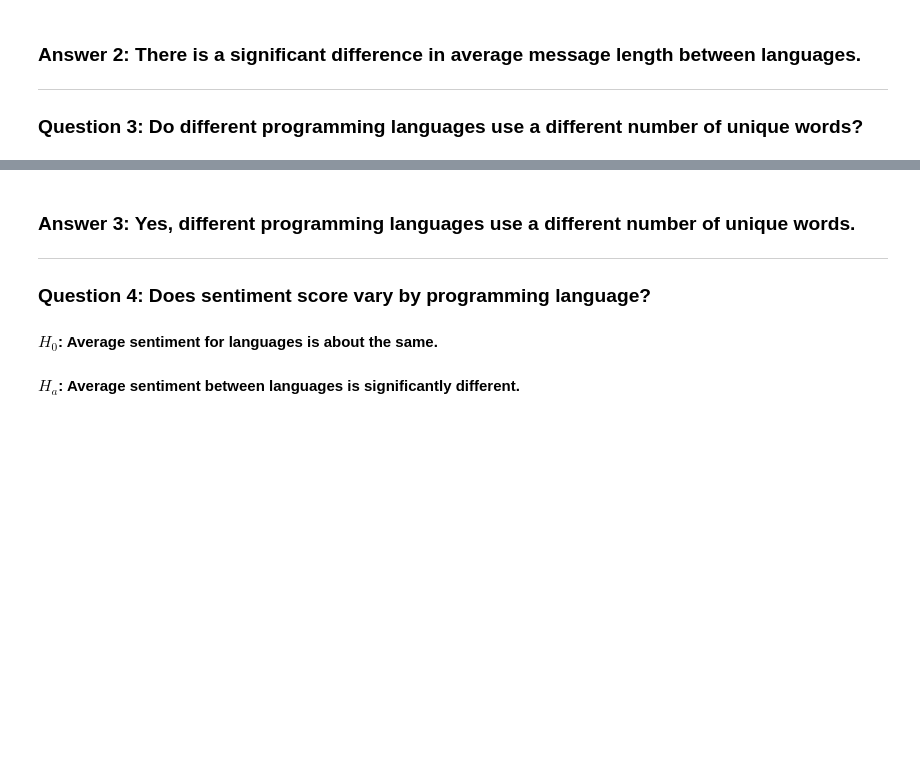
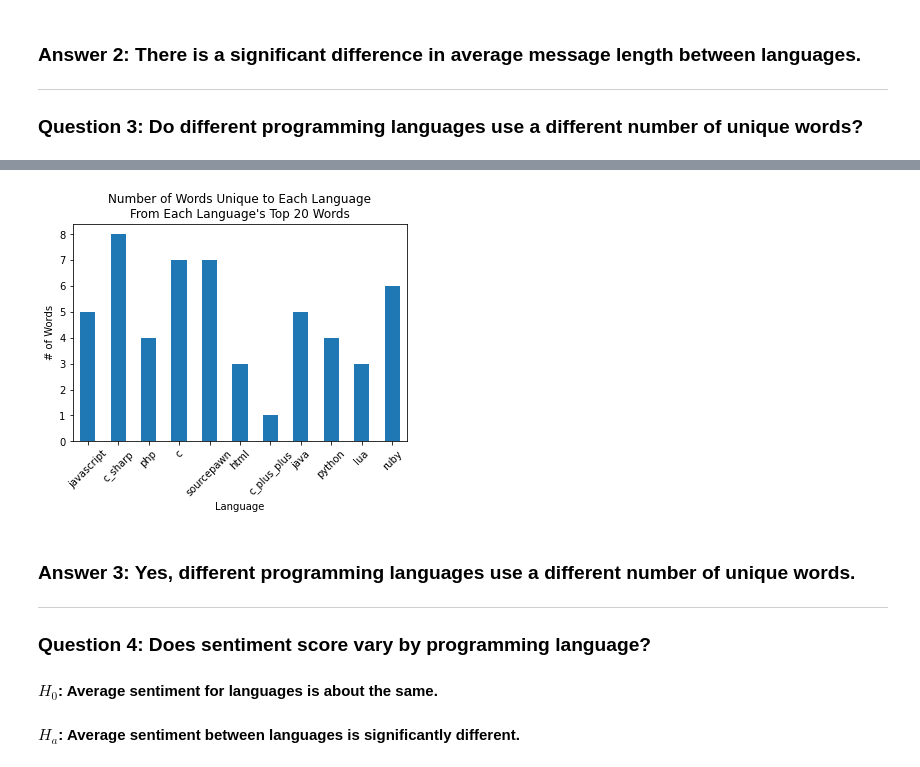
Before and after one commit to NLP-Dream-Team/nlp-project, a Jupyter notebook: Report.ipynb, the cells around one changed output, grey strips where cells are left out. Drawn from its saved outputs; the diff is of its cells as text; code cells hidden in the pictures; blank space fills up the shorter version.

```diff
--- a/Report.ipynb
+++ b/Report.ipynb
@@ -89,6 +98,11 @@ explore.run_kruskal_wallis(train)
 - Python: given, shotgun, exists, specified, dictionary, codeblock, allowed
 - Lua: plague, gamemode, language, infection (game mods)
 - Ruby: rail, rake, generated, report, csv(?), paragraph, parse
+# %%
+# visualize unique word count by language
+explore.unique_word_viz(train)
+# %% [output]
+[figure, added]
 # %% [markdown]
 ### Answer 3: Yes, different programming languages use a different number of unique words.
 ---
```
Also changed, not shown: parts of 3 cells of this notebook, 1 other file.
